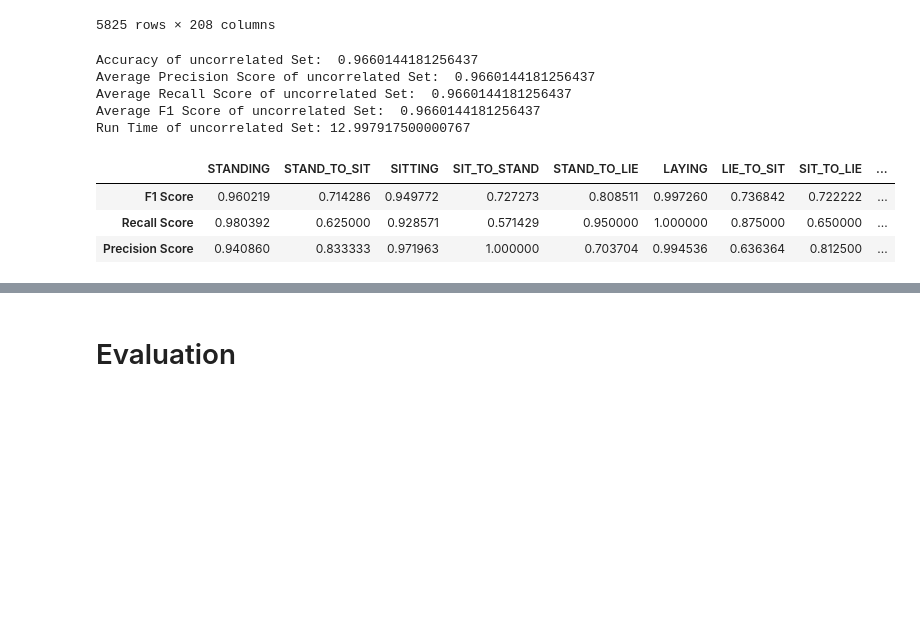
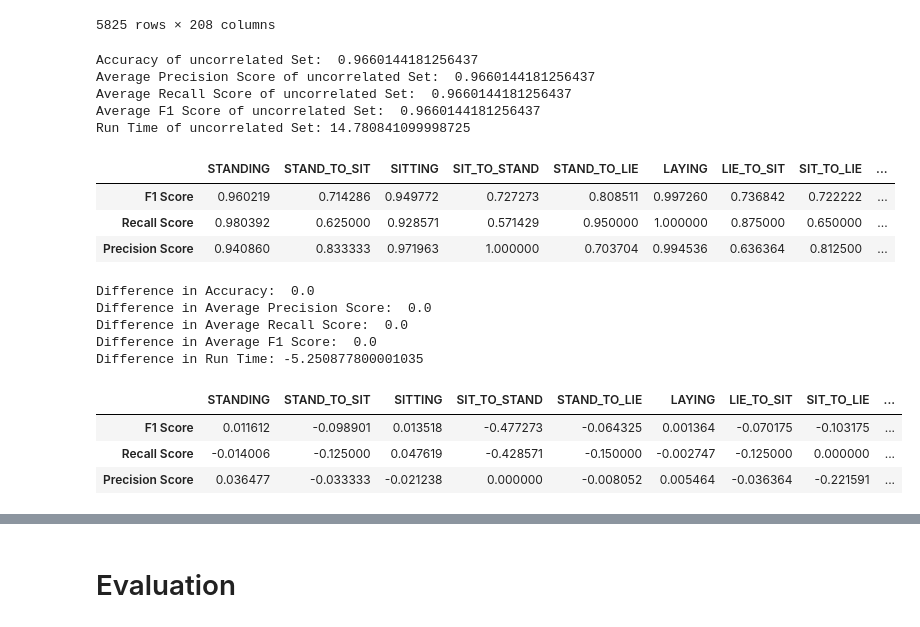
Before and after one commit to zunedz/CS3244-Project, a Jupyter notebook: Project.ipynb, the cells around one changed output, grey strips where cells are left out. Drawn from its saved outputs; the diff is of its cells as text; code cells hidden in the pictures; blank space fills up the shorter version.

```diff
--- a/Project.ipynb
+++ b/Project.ipynb
@@ -717,31 +773,33 @@ filtered_train_features
 | 5824 | -0.577556 | 0.122793 | -0.405764 | 1.928064 | 0.279048 | 1.408890 | ... |
 5825 rows × 208 columns
 # %%
+#Checking the model with the uncorrelated features
+
 clf = RandomForestClassifier(n_estimators = 150, max_depth = 40, max_features= 'log2', random_state = 1300)
 
 start_time = timer()
-fit = clf.fit(filtered_train_features, train_labels)
-pred = fit.predict(filtered_val_features)
+fit_2 = clf.fit(filtered_train_features, train_labels)
+pred_2 = fit_2.predict(filtered_val_features)
 
 #Get evaluation metric
-accuracy = accuracy_score(validation_labels, pred)
-elapsed = timer() - start_time
-f1 = f1_score(validation_labels, pred, average = None, labels = activity_label)
-avgf1 = f1_score(validation_labels, pred, average = "micro") #Using micro as labels are under represented
-recall = recall_score(validation_labels, pred, average = None, labels = activity_label)
-avgrecall = recall_score(validation_labels, pred, average = "micro") #Using micro as labels are under represented
-precision = precision_score(validation_labels, pred, average = None, labels = activity_label)
-avgprec = precision_score(validation_labels, pred, average = "micro") #Using micro as labels are under represented
+accuracy_2 = accuracy_score(validation_labels, pred_2)
+elapsed2 = timer() - start_time
+f1_2 = f1_score(validation_labels, pred_2, average = None, labels = activity_label)
+avgf1_2 = f1_score(validation_labels, pred_2, average = "micro") #Using micro as labels are under represented
+recall_2 = recall_score(validation_labels, pred_2, average = None, labels = activity_label)
+avgrecall_2 = recall_score(validation_labels, pred_2, average = "micro") #Using micro as labels are under represented
+precision_2 = precision_score(validation_labels, pred_2, average = None, labels = activity_label)
+avgprec_2 = precision_score(validation_labels, pred_2, average = "micro") #Using micro as labels are under represented
 # %%
-print("Accuracy of uncorrelated Set: ", accuracy)
-print("Average Precision Score of uncorrelated Set: ", avgprec)
-print("Average Recall Score of uncorrelated Set: ", avgrecall)
-print("Average F1 Score of uncorrelated Set: ", avgf1)
+print("Accuracy of uncorrelated Set: ", accuracy_2)
+print("Average Precision Score of uncorrelated Set: ", avgprec_2)
+print("Average Recall Score of uncorrelated Set: ", avgrecall_2)
+print("Average F1 Score of uncorrelated Set: ", avgf1_2)
 print("Run Time of uncorrelated Set:", elapsed)
 # %% [output]
 Accuracy of uncorrelated Set:  0.9660144181256437
 Average Precision Score of uncorrelated Set:  0.9660144181256437
 Average Recall Score of uncorrelated Set:  0.9660144181256437
 Average F1 Score of uncorrelated Set:  0.9660144181256437
-Run Time of uncorrelated Set: 12.997917500000767
+Run Time of uncorrelated Set: 14.780841099998725
 # %%
@@ -759,0 +812,23 @@ Run Time of feature Set: 4.445629899999403
+# %%
+# Overall analysis between both,
+
+print("Difference in Accuracy: ", accuracy - accuracy_2)
+print("Difference in Average Precision Score: ", avgprec - avgprec_2)
+print("Difference in Average Recall Score: ", avgrecall - avgrecall_2)
+print("Difference in Average F1 Score: ", avgf1 - avgf1_2)
+print("Difference in Run Time:", elapsed - elapsed2)
+# %% [output]
+Difference in Accuracy:  0.0
+Difference in Average Precision Score:  0.0
+Difference in Average Recall Score:  0.0
+Difference in Average F1 Score:  0.0
+Difference in Run Time: -5.250877800001035
+# %%
+# Overlal analysis between both, negative values means that the uncorrelated set is better
+
+pd.DataFrame([f1 - f1_2] + [recall - recall_2] + [precision - precision_2], columns = activity_label, index = ["F1 Score", "Recall Score", "Precision Score"])
+# %% [output]
+|  | STANDING | STAND_TO_SIT | SITTING | SIT_TO_STAND | STAND_TO_LIE | LAYING | LIE_TO_SIT | SIT_TO_LIE | ... |
+| F1 Score | 0.011612 | -0.098901 | 0.013518 | -0.477273 | -0.064325 | 0.001364 | -0.070175 | -0.103175 | ... |
+| Recall Score | -0.014006 | -0.125000 | 0.047619 | -0.428571 | -0.150000 | -0.002747 | -0.125000 | 0.000000 | ... |
+| Precision Score | 0.036477 | -0.033333 | -0.021238 | 0.000000 | -0.008052 | 0.005464 | -0.036364 | -0.221591 | ... |
```
Also changed, not shown: parts of 14 cells of this notebook.
